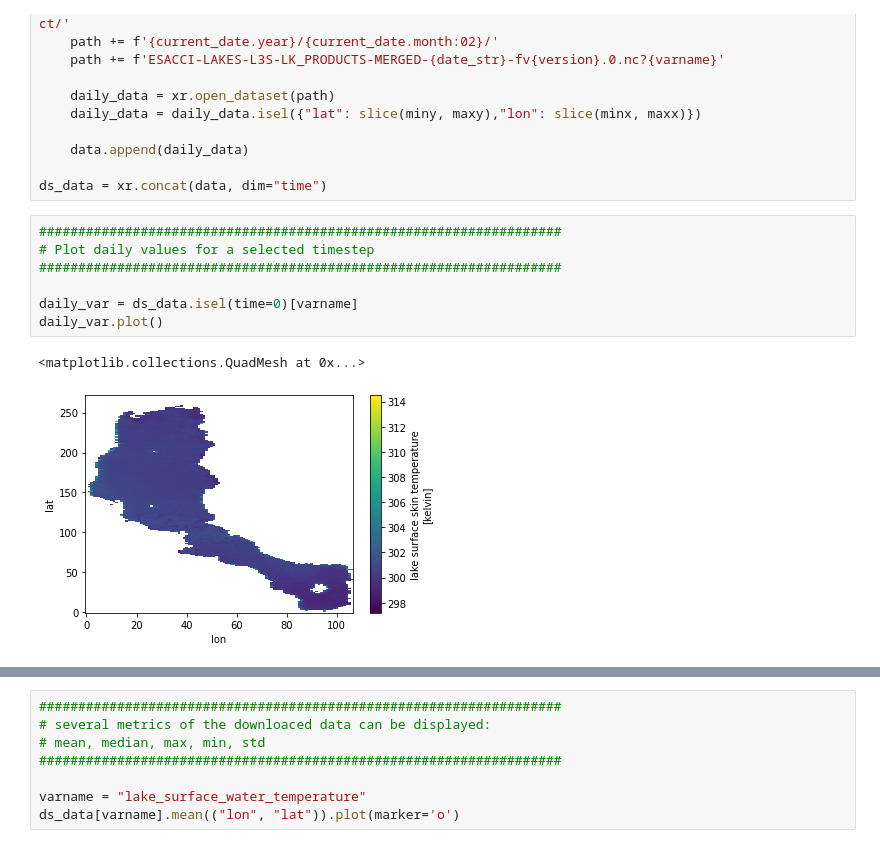
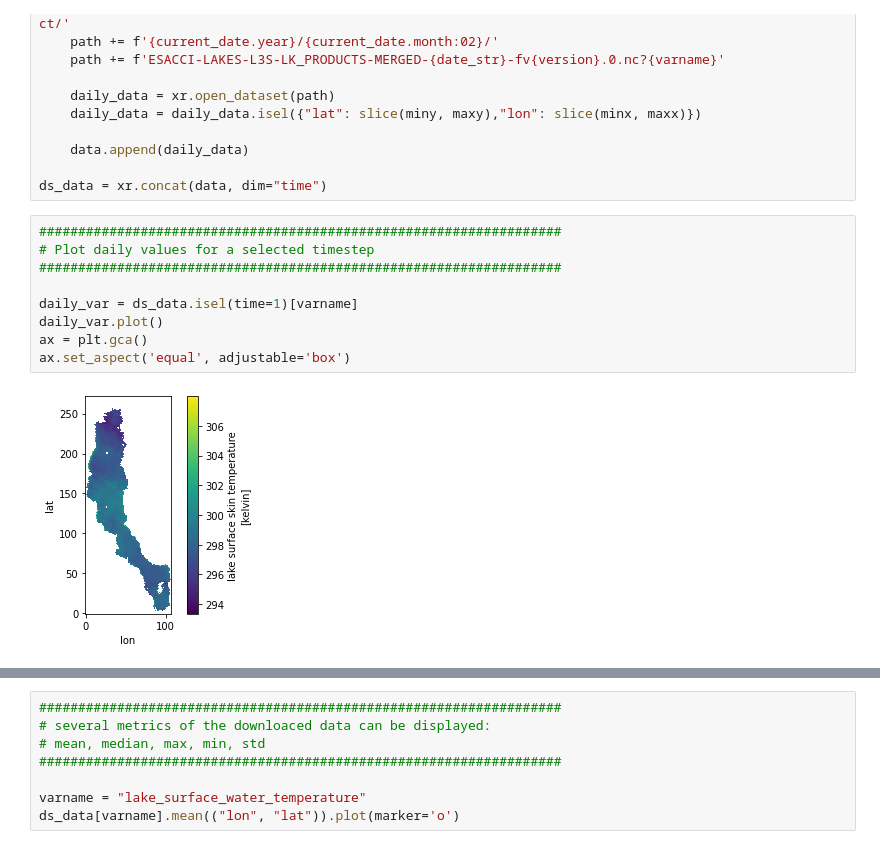
Before and after one commit to cci-lakes/lakes_cci_tools, a Jupyter notebook: lakes_cci_binder.ipynb, the cells around one changed output, grey strips where cells are left out. Cells and saved outputs as stored; diff of their text form.

```diff
--- a/lakes_cci_binder.ipynb
+++ b/lakes_cci_binder.ipynb
@@ -199,10 +201,11 @@ ds_data = xr.concat(data, dim="time")
 # %%
 ###################################################################
 # Plot daily values for a selected timestep
 ###################################################################
 
-daily_var = ds_data.isel(time=0)[varname]
+daily_var = ds_data.isel(time=1)[varname]
 daily_var.plot()
+ax = plt.gca()
+ax.set_aspect('equal', adjustable='box')
 # %% [output]
-<matplotlib.collections.QuadMesh at 0x...>
-[figure, old version]
+[figure, new version]
```
Also changed, not shown: parts of 5 cells of this notebook.
